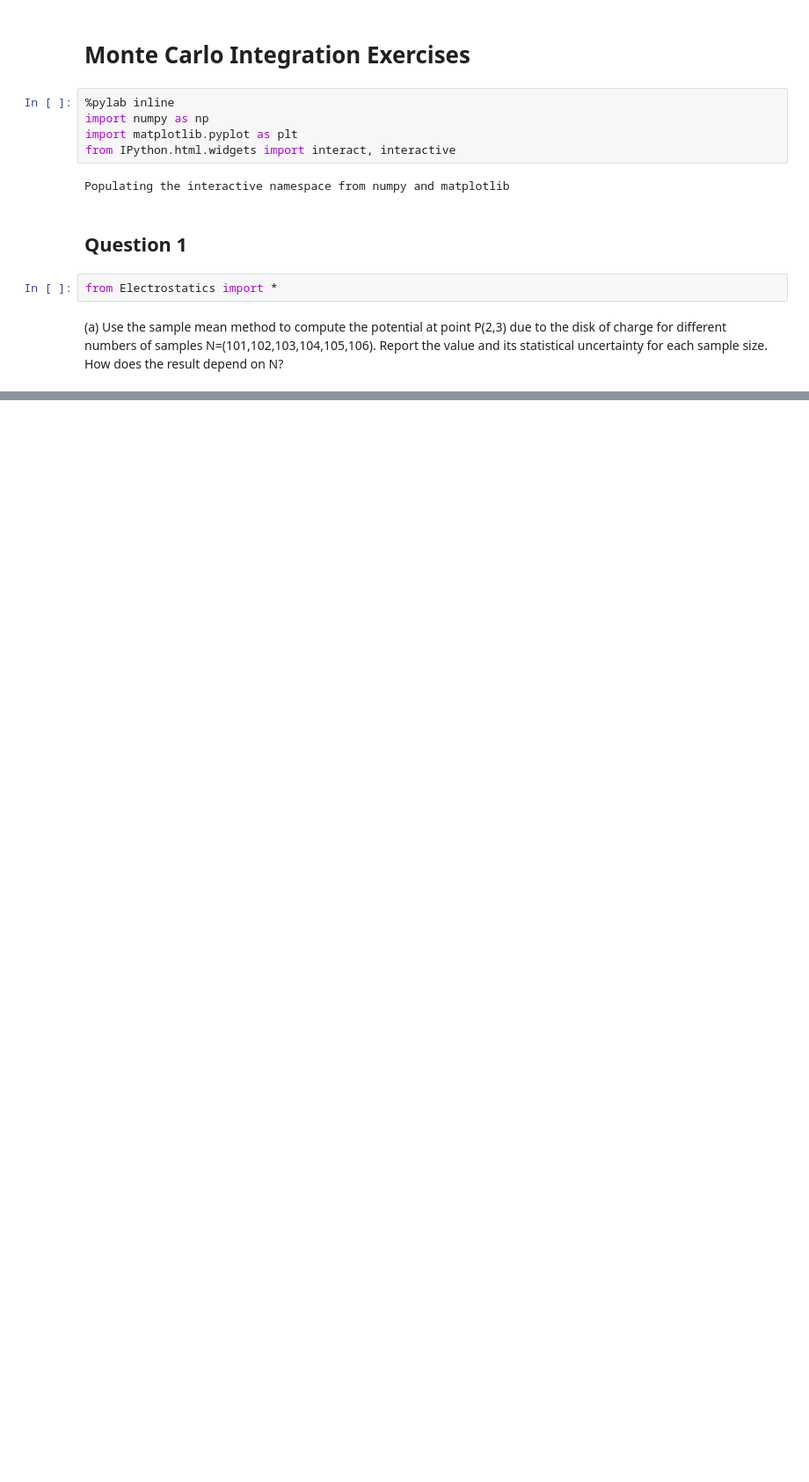
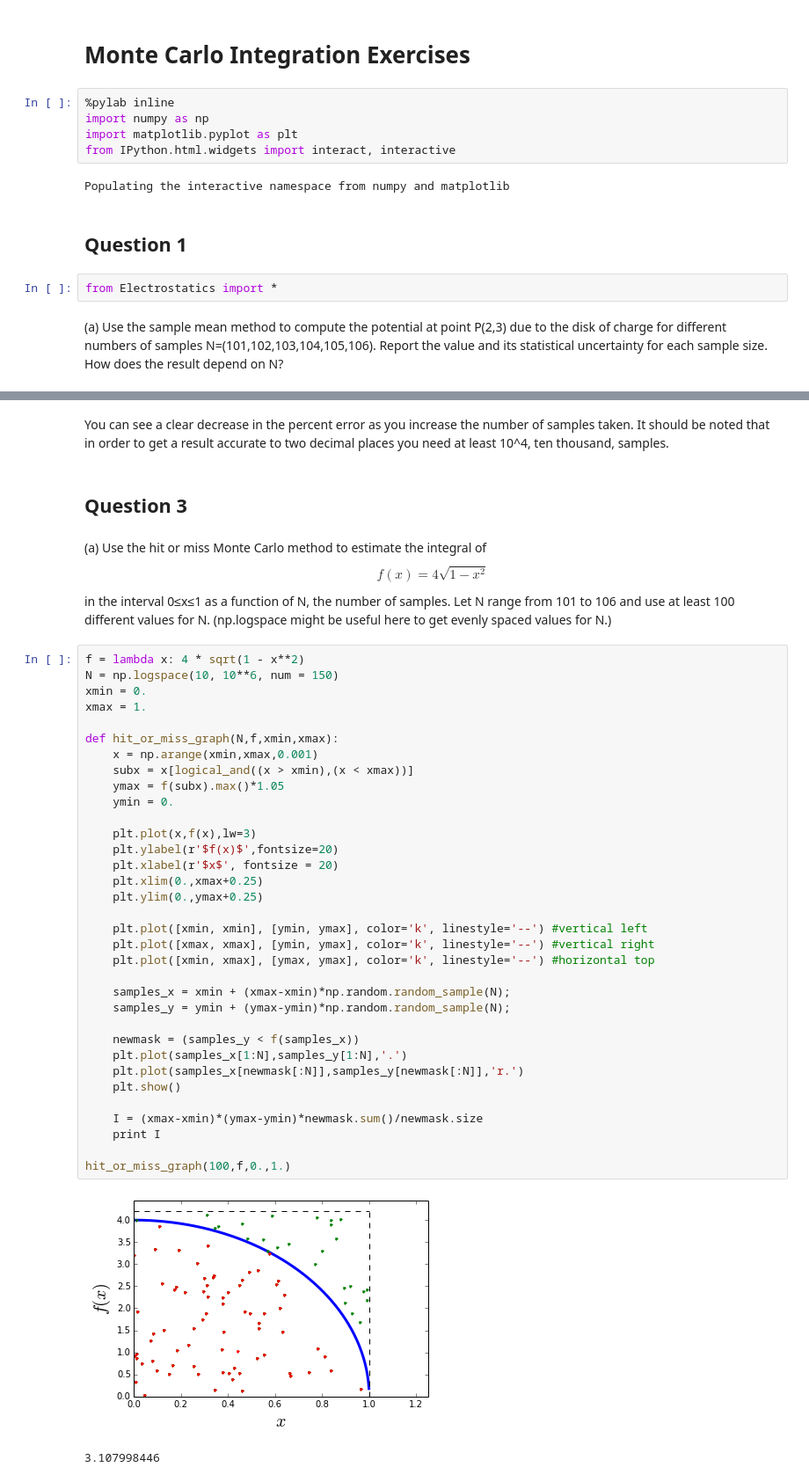
Before and after one commit to bwparry202/PHYS202-S14, a Jupyter notebook: SciPy/MCIntegrationExercises.ipynb, the cells around one changed output, grey strips where cells are left out. Shown at 88% size. Drawn from its saved outputs; the diff is of its cells as text; blank space fills up the shorter version.

```diff
--- a/SciPy/MCIntegrationExercises.ipynb
+++ b/SciPy/MCIntegrationExercises.ipynb
@@ -70,0 +101,44 @@ Error on I = 0.0170202573336 %
+# %% [markdown]
+You can see a clear decrease in the percent error as you increase the number of samples taken. It should be noted that in order to get a result accurate to two decimal places you need at least 10^4, ten thousand, samples.
+# %% [markdown]
+## Question 3
+# %% [markdown]
+(a) Use the hit or miss Monte Carlo method to estimate the integral of \begin{equation} f(x) = 4\sqrt{1-x^2} \end{equation} in the interval 0≤x≤1 as a function of N, the number of samples. Let N range from 101 to 106 and use at least 100 different values for N.
+(np.logspace might be useful here to get evenly spaced values for N.)
+# %%
+f = lambda x: 4 * sqrt(1 - x**2)
+N = np.logspace(10, 10**6, num = 150)
+xmin = 0.
+xmax = 1.
+
+def hit_or_miss_graph(N,f,xmin,xmax):
+    x = np.arange(xmin,xmax,0.001)
+    subx = x[logical_and((x > xmin),(x < xmax))]
+    ymax = f(subx).max()*1.05
+    ymin = 0.
+
+    plt.plot(x,f(x),lw=3)
+    plt.ylabel(r'$f(x)$',fontsize=20)
+    plt.xlabel(r'$x$', fontsize = 20)
+    plt.xlim(0.,xmax+0.25)
+    plt.ylim(0.,ymax+0.25)
+
+    plt.plot([xmin, xmin], [ymin, ymax], color='k', linestyle='--') #vertical left
+    plt.plot([xmax, xmax], [ymin, ymax], color='k', linestyle='--') #vertical right
+    plt.plot([xmin, xmax], [ymax, ymax], color='k', linestyle='--') #horizontal top
+
+    samples_x = xmin + (xmax-xmin)*np.random.random_sample(N);
+    samples_y = ymin + (ymax-ymin)*np.random.random_sample(N);
+
+    newmask = (samples_y < f(samples_x))
+    plt.plot(samples_x[1:N],samples_y[1:N],'.')
+    plt.plot(samples_x[newmask[:N]],samples_y[newmask[:N]],'r.')
+    plt.show()
+
+    I = (xmax-xmin)*(ymax-ymin)*newmask.sum()/newmask.size
+    print I
+
+hit_or_miss_graph(100,f,0.,1.)
+# %% [output]
+[figure, added]
+3.107998446
```
Also changed, not shown: parts of 14 cells of this notebook, 2 other files.
